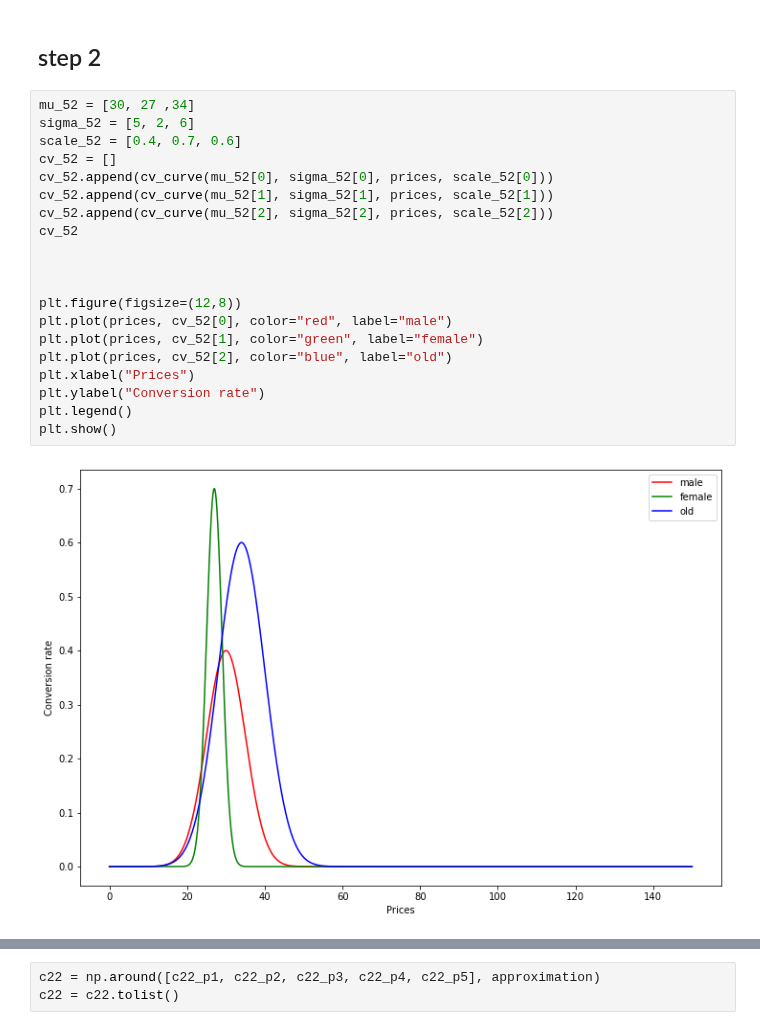
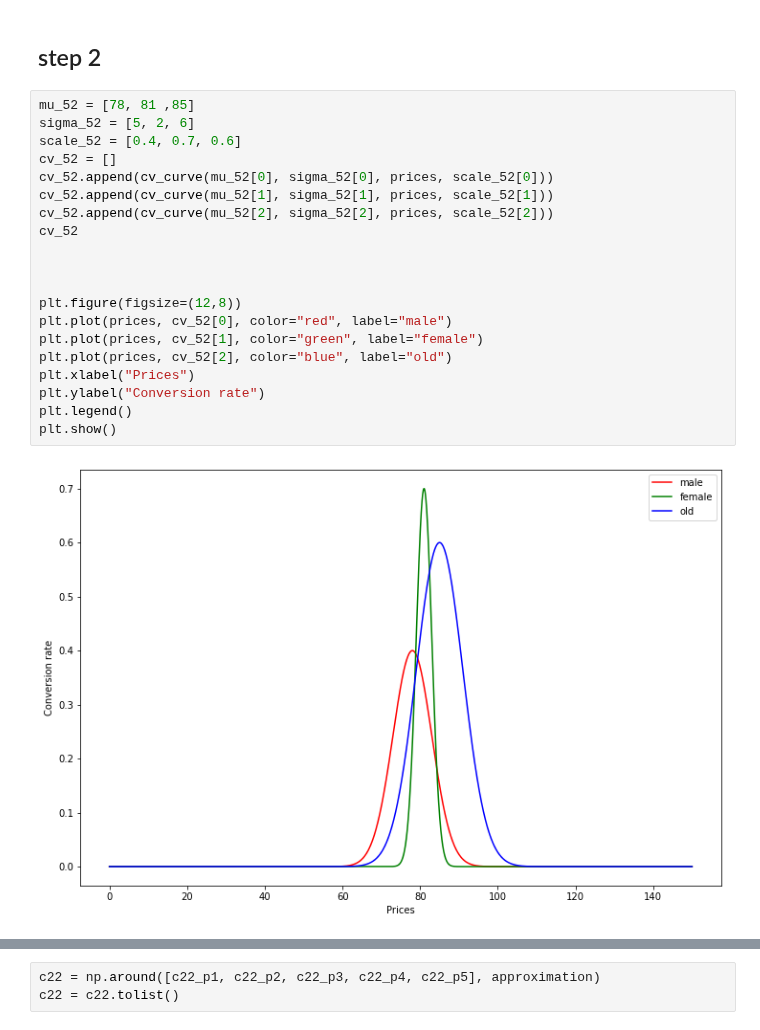
Before and after one commit to VladMarianCimpeanu/OLA_project, a Jupyter notebook: customers_parameters.ipynb, the cells around one changed output, grey strips where cells are left out. Drawn from its saved outputs; the diff is of its cells as text.

```diff
--- a/customers_parameters.ipynb
+++ b/customers_parameters.ipynb
@@ -926,27 +929,27 @@ print(c13_p4, c23_p4, c33_p4)
 # %% [markdown]
 ## step 2
 # %%
-mu_52 = [30, 27 ,34]
+mu_52 = [78, 81 ,85]
 sigma_52 = [5, 2, 6]
 scale_52 = [0.4, 0.7, 0.6]
 cv_52 = []
 cv_52.append(cv_curve(mu_52[0], sigma_52[0], prices, scale_52[0]))
 cv_52.append(cv_curve(mu_52[1], sigma_52[1], prices, scale_52[1]))
 cv_52.append(cv_curve(mu_52[2], sigma_52[2], prices, scale_52[2]))
 cv_52
 
 
 
 plt.figure(figsize=(12,8))
 plt.plot(prices, cv_52[0], color="red", label="male")
 plt.plot(prices, cv_52[1], color="green", label="female")
 plt.plot(prices, cv_52[2], color="blue", label="old")
 plt.xlabel("Prices")
 plt.ylabel("Conversion rate")
 plt.legend()
 plt.show()
 # %% [output]
-[figure, old version]
+[figure, new version]
 # %%
 expected_margin_52 = 0
 for i in range(classes):
```
Also changed, not shown: parts of 39 cells of this notebook, 4 other files.
